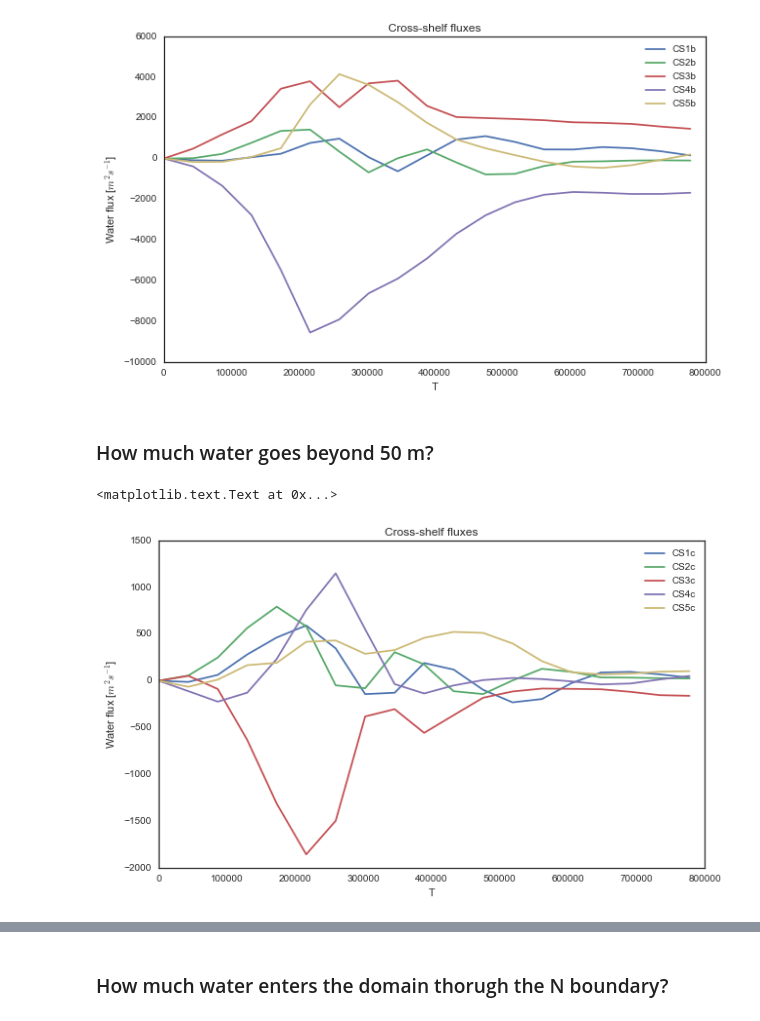
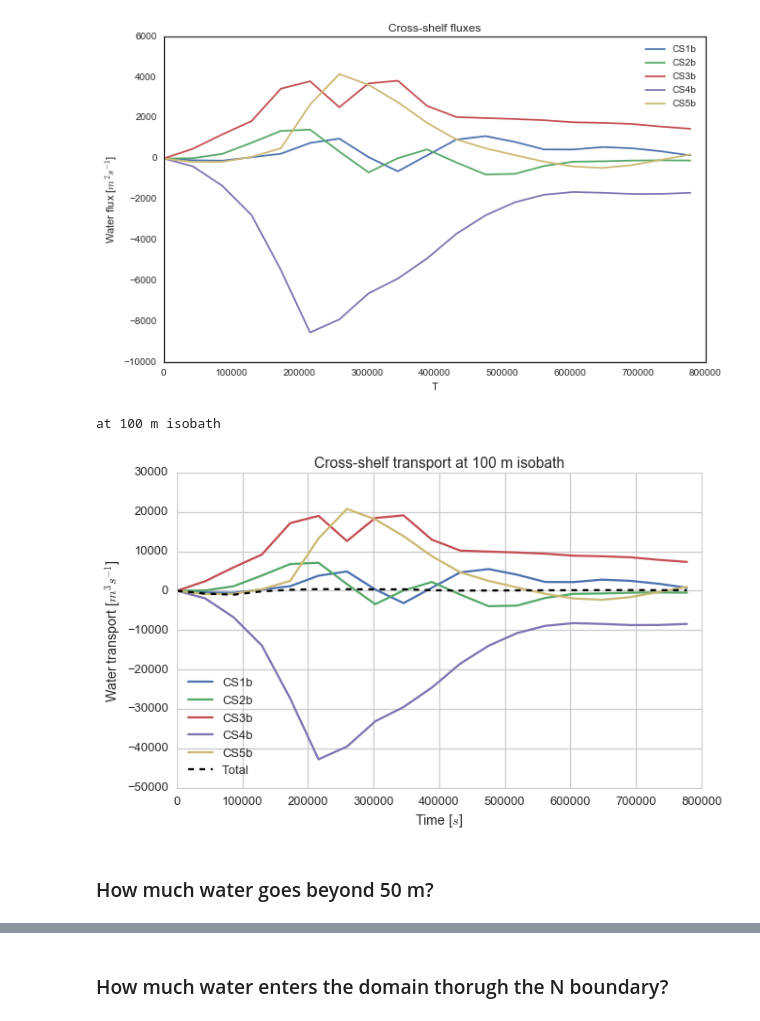
Before and after one commit to UBC-MOAD/outputanalysisnotebooks, a Jupyter notebook: Transports/water_transports_base_case.ipynb, the cells around one changed output, grey strips where cells are left out. Cells and saved outputs as stored; diff of their text form; code cells hidden in the pictures.

```diff
--- a/Transports/water_transports_base_case.ipynb
+++ b/Transports/water_transports_base_case.ipynb
@@ -203,11 +256,11 @@ Below the shelf break
 # %% [markdown]
 ### How much water goes beyond 100 m?
 # %%
-waterCS1b_flux = calc_wat_transport_CS(state03.V, CS1_x_slice, CS1b_y_ind, grid.dxG , 'X')
-waterCS2b_flux = calc_wat_transport_CS(state03.V, CS2_x_slice, CS1b_y_ind, grid.dxG , 'X')
-waterCS3b_flux = calc_wat_transport_CS(state03.V, CS3_x_slice, CS1b_y_ind, grid.dxG , 'X')
-waterCS4b_flux = calc_wat_transport_CS(state03.V, CS4_x_slice, CS1b_y_ind, grid.dxG , 'X')
-waterCS5b_flux = calc_wat_transport_CS(state03.V, CS5_x_slice, CS1b_y_ind, grid.dxG , 'X')
+waterCS1b_flux = calc_wat_transport_CS(unstagger_xarray(state03.V,'Yp1'), CS1_x_slice, CS1b_y_ind, unstagger_xarray(grid.dxG, 'Yp1') , 'X')
+waterCS2b_flux = calc_wat_transport_CS(unstagger_xarray(state03.V,'Yp1'), CS2_x_slice, CS1b_y_ind, unstagger_xarray(grid.dxG, 'Yp1') , 'X')
+waterCS3b_flux = calc_wat_transport_CS(unstagger_xarray(state03.V,'Yp1'), CS3_x_slice, CS1b_y_ind, unstagger_xarray(grid.dxG, 'Yp1') , 'X')
+waterCS4b_flux = calc_wat_transport_CS(unstagger_xarray(state03.V,'Yp1'), CS4_x_slice, CS1b_y_ind, unstagger_xarray(grid.dxG, 'Yp1') , 'X')
+waterCS5b_flux = calc_wat_transport_CS(unstagger_xarray(state03.V,'Yp1'), CS5_x_slice, CS1b_y_ind, unstagger_xarray(grid.dxG, 'Yp1') , 'X')
 
 waterCS1b_flux.name = 'WaterFlux_CS1b'
 waterCS1b_flux.attrs['units'] = 'm2/s'
@@ -219,29 +272,38 @@ waterCS4b_flux.name = 'WaterFlux_CS4b'
 waterCS4b_flux.attrs['units'] = 'm2/s'
 waterCS5b_flux.name = 'WaterFlux_CS5b'
 waterCS5b_flux.attrs['units'] = 'm2/s'
-
-fig, ax = plt.subplots(1, 1, figsize=(10, 6))
-
-waterCS1b_flux.sum(dim='Z').plot(ax=ax, label = 'CS1b')
-waterCS2b_flux.sum(dim='Z').plot(ax=ax, label = 'CS2b')
-waterCS3b_flux.sum(dim='Z').plot(ax=ax, label = 'CS3b')
-waterCS4b_flux.sum(dim='Z').plot(ax=ax, label = 'CS4b')
-waterCS5b_flux.sum(dim='Z').plot(ax=ax, label = 'CS5b')
-
-ax.set_ylabel('Water flux [$m^2s^{-1}$]')
-ax.legend(loc=0)
-ax.set_title('Cross-shelf fluxes')
 # %% [output]
 <matplotlib.text.Text at 0x...>
 [figure]
+# %%
+fig, ax = plt.subplots(1, 1, figsize=(10, 6))
+
+(waterCS1b_flux*grid.drF).sum(dim='Z').plot(ax=ax, label = 'CS1b')
+(waterCS2b_flux*grid.drF).sum(dim='Z').plot(ax=ax, label = 'CS2b')
+(waterCS3b_flux*grid.drF).sum(dim='Z').plot(ax=ax, label = 'CS3b')
+(waterCS4b_flux*grid.drF).sum(dim='Z').plot(ax=ax, label = 'CS4b')
+(waterCS5b_flux*grid.drF).sum(dim='Z').plot(ax=ax, label = 'CS5b')
+
+(waterCS1b_flux*grid.drF+
+ waterCS2b_flux*grid.drF+
+ waterCS3b_flux*grid.drF+
+ waterCS4b_flux*grid.drF+
+ waterCS5b_flux*grid.drF).sum(dim='Z').plot(ax=ax, label = 'Total', color='k',linestyle='--')
+
+print('at 100 m isobath')
+
+ax = fig_looks(ax, title = 'Cross-shelf transport at 100 m isobath')
+# %% [output]
+at 100 m isobath
+[figure, added]
 # %% [markdown]
 ### How much water goes beyond 50 m?
 # %%
-waterCS1c_flux = calc_wat_transport_CS(state03.V, CS1_x_slice, CS1c_y_ind, grid.dxG , 'X')
-waterCS2c_flux = calc_wat_transport_CS(state03.V, CS2_x_slice, CS1c_y_ind, grid.dxG , 'X')
-waterCS3c_flux = calc_wat_transport_CS(state03.V, CS3_x_slice, CS1c_y_ind, grid.dxG , 'X')
-waterCS4c_flux = calc_wat_transport_CS(state03.V, CS4_x_slice, CS1c_y_ind, grid.dxG , 'X')
-waterCS5c_flux = calc_wat_transport_CS(state03.V, CS5_x_slice, CS1c_y_ind, grid.dxG , 'X')
+waterCS1c_flux = calc_wat_transport_CS(unstagger_xarray(state03.V,'Yp1'), CS1_x_slice, CS1c_y_ind, unstagger_xarray(grid.dxG, 'Yp1') , 'X')
+waterCS2c_flux = calc_wat_transport_CS(unstagger_xarray(state03.V,'Yp1'), CS2_x_slice, CS1c_y_ind, unstagger_xarray(grid.dxG, 'Yp1') , 'X')
+waterCS3c_flux = calc_wat_transport_CS(unstagger_xarray(state03.V,'Yp1'), CS3_x_slice, CS1c_y_ind, unstagger_xarray(grid.dxG, 'Yp1') , 'X')
+waterCS4c_flux = calc_wat_transport_CS(unstagger_xarray(state03.V,'Yp1'), CS4_x_slice, CS1c_y_ind, unstagger_xarray(grid.dxG, 'Yp1') , 'X')
+waterCS5c_flux = calc_wat_transport_CS(unstagger_xarray(state03.V,'Yp1'), CS5_x_slice, CS1c_y_ind, unstagger_xarray(grid.dxG, 'Yp1') , 'X')
 
 waterCS1c_flux.name = 'WaterFlux_CS1c'
 waterCS1c_flux.attrs['units'] = 'm2/s'
@@ -253,18 +315,3 @@ waterCS4c_flux.name = 'WaterFlux_CS4c'
 waterCS4c_flux.attrs['units'] = 'm2/s'
 waterCS5c_flux.name = 'WaterFlux_CS5c'
 waterCS5c_flux.attrs['units'] = 'm2/s'
-
-fig, ax = plt.subplots(1, 1, figsize=(10, 6))
-
-waterCS1c_flux.sum(dim='Z').plot(ax=ax, label = 'CS1c')
-waterCS2c_flux.sum(dim='Z').plot(ax=ax, label = 'CS2c')
-waterCS3c_flux.sum(dim='Z').plot(ax=ax, label = 'CS3c')
-waterCS4c_flux.sum(dim='Z').plot(ax=ax, label = 'CS4c')
-waterCS5c_flux.sum(dim='Z').plot(ax=ax, label = 'CS5c')
-
-ax.set_ylabel('Water flux [$m^2s^{-1}$]')
-ax.legend(loc=0)
-ax.set_title('Cross-shelf fluxes')
-# %% [output]
-<matplotlib.text.Text at 0x...>
-[figure, removed]
```
Also changed, not shown: parts of 22 cells of this notebook, 3 other files.
